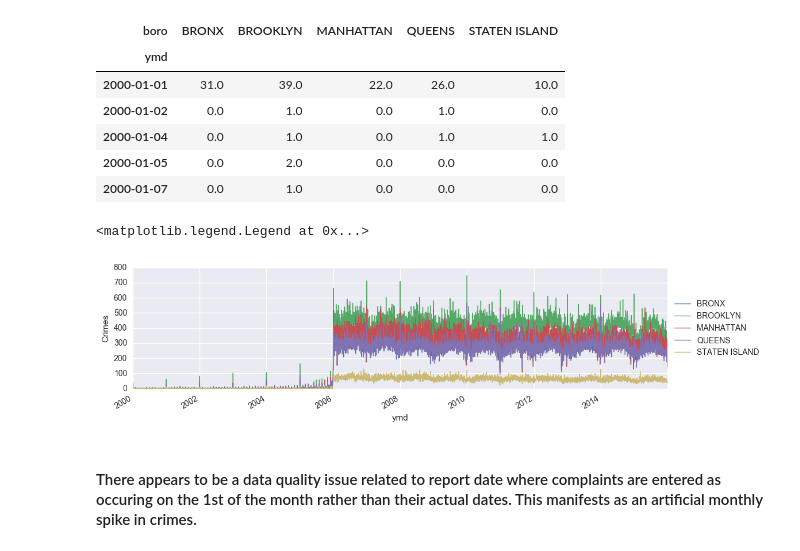
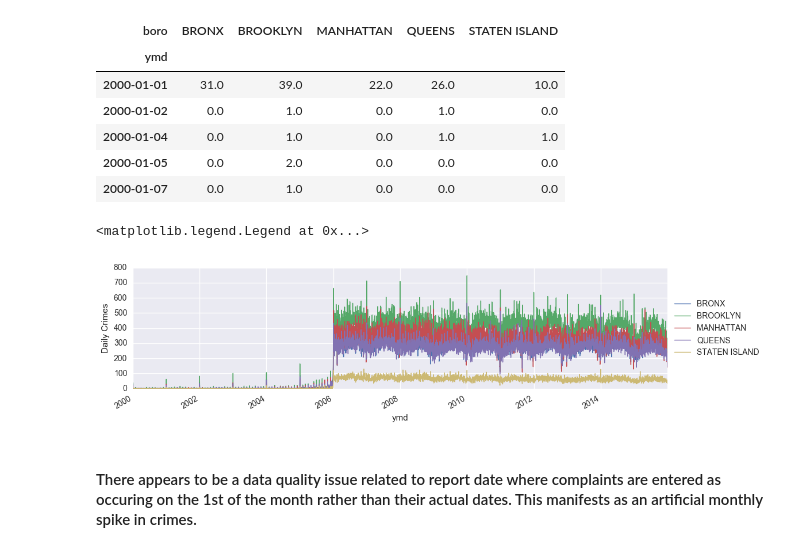
Before and after one commit to brenton72/NYC-crime-project, a Jupyter notebook: plotting_notebooks/Crime_project_graphing_Boros.ipynb, the cells around one changed output. Saved outputs shown, nothing was run; the diff lists cells and outputs as text; code cells hidden in the pictures.

```diff
--- a/plotting_notebooks/Crime_project_graphing_Boros.ipynb
+++ b/plotting_notebooks/Crime_project_graphing_Boros.ipynb
@@ -210,16 +212,16 @@ table_boros_ymd.head()
 # %%
 plt.figure(figsize = (12,3))
 table_boros_ymd.BRONX.plot(linewidth=1)
 table_boros_ymd.BROOKLYN.plot(linewidth=1)
 table_boros_ymd.MANHATTAN.plot(linewidth=1)
 table_boros_ymd.QUEENS.plot(linewidth=1)
 table_boros_ymd['STATEN ISLAND'].plot(linewidth=1)
-plt.ylabel('Crimes')
+plt.ylabel('Daily Crimes')
 plt.legend(loc='center left', bbox_to_anchor=(1, 0.5))
 #plt.savefig('crimes_by_boro_timeseries.png', format='png')
 # %% [output]
 <matplotlib.legend.Legend at 0x...>
-[figure, old version]
+[figure, new version]
 # %% [markdown]
 #### There appears to be a data quality issue related to report date where complaints are entered as occuring on the 1st of the month rather than their actual dates. This manifests as an artificial monthly spike in crimes.
 # %% [markdown]
```
Also changed, not shown: parts of 12 cells of this notebook, 4 other files.
